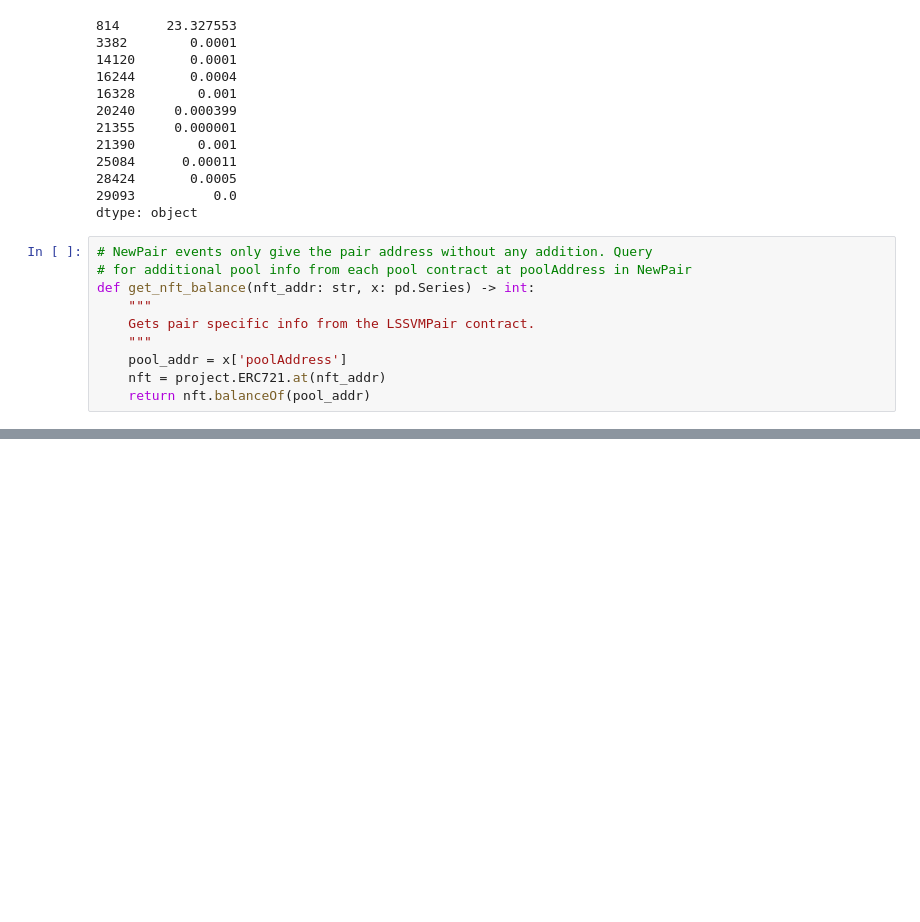
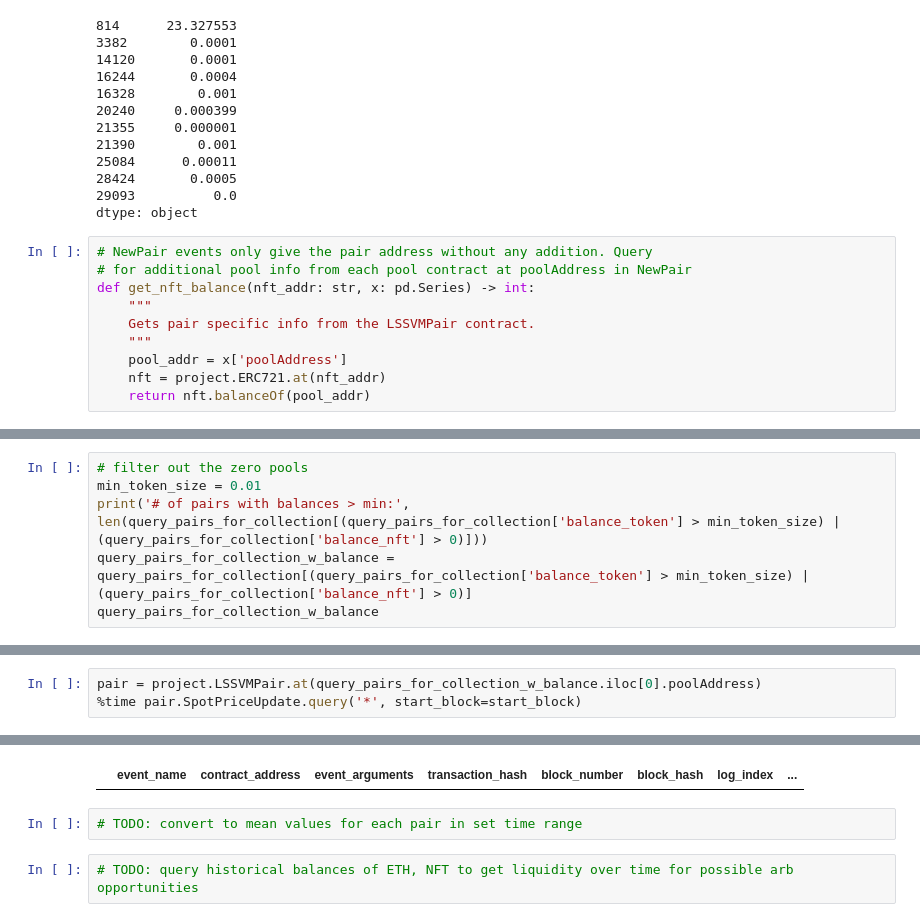
Before and after one commit to fmrmf/sudo-ape, a Jupyter notebook: notebook/sudo-ape.ipynb, the cells around one changed output, grey strips where cells are left out. Saved outputs shown, nothing was run; the diff lists cells and outputs as text; blank space fills up the shorter version.

Commit message:
get token, nft balances of collection

```diff
--- a/notebook/sudo-ape.ipynb
+++ b/notebook/sudo-ape.ipynb
@@ -320,0 +300,6 @@ query_pairs_for_collection[(query_pairs_for_collection['balance_token'] > min_to
+# %%
+# filter out the zero pools
+min_token_size = 0.01
+print('# of pairs with balances > min:', len(query_pairs_for_collection[(query_pairs_for_collection['balance_token'] > min_token_size) | (query_pairs_for_collection['balance_nft'] > 0)]))
+query_pairs_for_collection_w_balance = query_pairs_for_collection[(query_pairs_for_collection['balance_token'] > min_token_size) | (query_pairs_for_collection['balance_nft'] > 0)]
+query_pairs_for_collection_w_balance
@@ -320,0 +338,4 @@ query_pairs_for_collection[(query_pairs_for_collection['balance_token'] > min_to
+# %%
+pair = project.LSSVMPair.at(query_pairs_for_collection_w_balance.iloc[0].poolAddress)
+%time pair.SpotPriceUpdate.query('*', start_block=start_block)
+# %% [output]
@@ -320,0 +344,5 @@ query_pairs_for_collection[(query_pairs_for_collection['balance_token'] > min_to
+|  | event_name | contract_address | event_arguments | transaction_hash | block_number | block_hash | log_index | ... |
+# %%
+# TODO: convert to mean values for each pair in set time range
+# %%
+# TODO: query historical balances of ETH, NFT to get liquidity over time for possible arb opportunities
```
Also changed, not shown: parts of 17 cells of this notebook.
